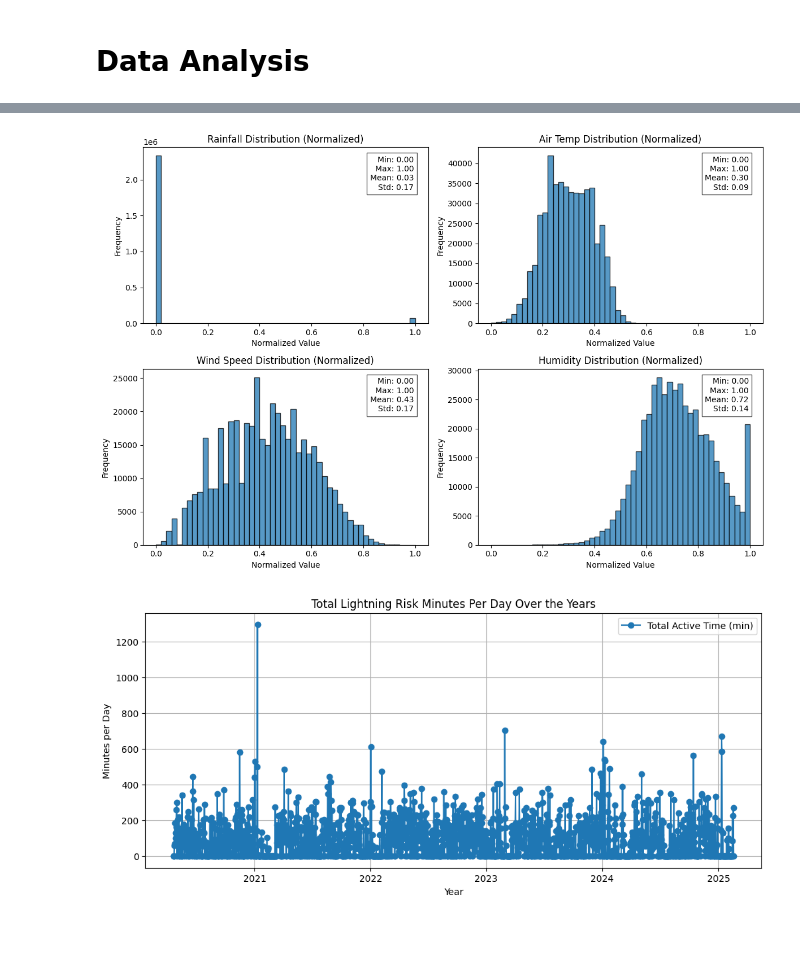
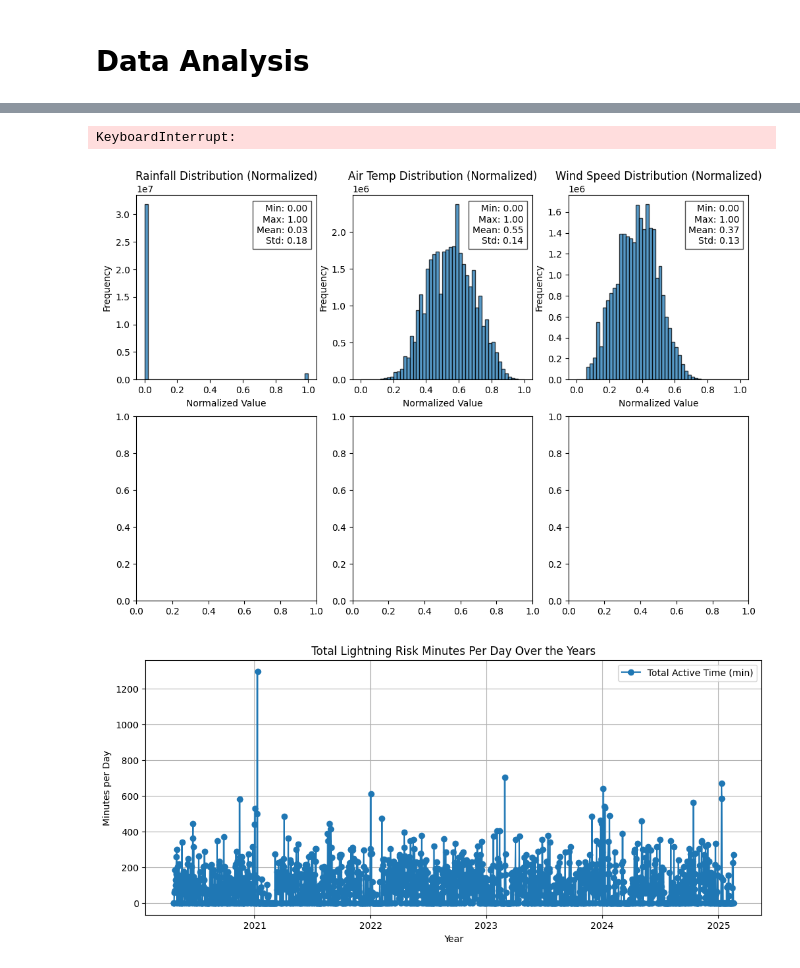
Before and after one commit to TomPiccio/Lightning_Risk_Prediction, a Jupyter notebook: notebooks/data_analysis_v2.ipynb, the cells around one changed output, grey strips where cells are left out. Saved outputs shown, nothing was run; the diff lists cells and outputs as text; code cells hidden in the pictures; blank space fills up the shorter version.

```diff
--- a/notebooks/data_analysis_v2.ipynb
+++ b/notebooks/data_analysis_v2.ipynb
@@ -8,26 +8,28 @@ import numpy as np
 from scipy.stats import boxcox
 from sklearn.preprocessing import MinMaxScaler, PowerTransformer
 import pytz
+# %%
+def compile_csvs(folder_path):
+    csv_files = [f for f in os.listdir(folder_path) if f.endswith('.csv')]
+    df = pd.concat([pd.read_csv(os.path.join(folder_path, f)) for f in csv_files], ignore_index=True)
+    return df
 # %%
 #Full Final CSV Files
-rainfall =pd.read_csv("../data/final_data/Rainfall.csv")
-air_temperature = pd.read_csv("../data/final_data/Air Temp.csv")
-wind_speed = pd.read_csv("../data/final_data/Wind Speed.csv")
-relative_humidity = pd.read_csv("../data/final_data/Humidity.csv")
-lightning_risk_16S = pd.read_csv("../data/final_data/Lightning Risk 16S.csv") # Output
-input_data_dfs = [rainfall, air_temperature, wind_speed, relative_humidity]
+rainfall = compile_csvs("../data/data_gov_sg/rainfall_data")
+air_temperature = compile_csvs("../data/data_gov_sg/air-temperature_data")
+wind_speed = compile_csvs("../data/data_gov_sg/wind-speed_data")
+relative_humidity = compile_csvs("../data/data_gov_sg/relative-humidity_data")
+wind_direction = compile_csvs("../data/data_gov_sg/wind-direction_data")
+lightning_risk_16S = pd.read_csv("../data/lightning_risk_data/lightning_risk_data_per_min_16S.csv") # Output
+input_data_dfs = [rainfall, air_temperature, wind_speed, relative_humidity, wind_speed]
 # %%
 station_ids=['S100', 'S104', 'S106', 'S107', 'S108', 'S109', 'S111', 'S115', 'S116', 'S117', 'S121', 'S24', 'S43', 'S44', 'S50', 'S60']
 # %%
 import matplotlib.pyplot as plt
 import pandas as pd
 
-# List of dataframes
-input_data_dfs = [rainfall, air_temperature, wind_speed, relative_humidity]
-df_names = ["Rainfall", "Air Temp", "Wind Speed", "Humidity"]
-
 # Create a 2x2 subplot layout
-fig, axes = plt.subplots(2, 2, figsize=(12, 8))
+fig, axes = plt.subplots(2, 3, figsize=(12, 8))
 axes = axes.flatten()  # Flatten for easy iteration
 
 for i, (df, name) in enumerate(zip(input_data_dfs, df_names)):
@@ -59,10 +104,7 @@ plt.show()
 # %%
-# List of dataframes
-input_data_dfs = [rainfall, air_temperature, wind_speed, relative_humidity]
-df_names = ["Rainfall", "Air Temp", "Wind Speed", "Humidity"]
 
 # Create a 2x2 subplot layout
-fig, axes = plt.subplots(2, 2, figsize=(12, 8))
+fig, axes = plt.subplots(2, 3, figsize=(12, 8))
 axes = axes.flatten()  # Flatten for easy iteration
 
 for i, (df, name) in enumerate(zip(input_data_dfs, df_names)):
@@ -71,37 +113,39 @@ for i, (df, name) in enumerate(zip(input_data_dfs, df_names)):
 
     # Convert to float
     df_values = df_values.astype(float)
+    x_reflected = max(df_values) + min(df_values) - df_values
 
     # Apply Box-Cox if all values are positive; otherwise, use Yeo-Johnson
     if (df_values > 0).all():
         df_values, _ = boxcox(df_values + 1)  # Box-Cox requires strictly positive values
     else:
         transformer = PowerTransformer(method="yeo-johnson")
         df_values = transformer.fit_transform(df_values.to_numpy().reshape(-1, 1)).flatten()
 
     # Normalize using Min-Max Scaling
     scaler = MinMaxScaler()
     df_values = scaler.fit_transform(df_values.reshape(-1, 1)).flatten()
 
     # Calculate statistics
     min_val, max_val, mean_val, std_val = df_values.min(), df_values.max(), df_values.mean(), df_values.std()
 
     # Plot histogram
     axes[i].hist(df_values, bins=50, alpha=0.75, edgecolor="black")
     axes[i].set_title(f"{name} Distribution (Normalized)")
     axes[i].set_xlabel("Normalized Value")
     axes[i].set_ylabel("Frequency")
 
     # Show stats in the plot
     stats_text = f"Min: {min_val:.2f}\nMax: {max_val:.2f}\nMean: {mean_val:.2f}\nStd: {std_val:.2f}"
     axes[i].text(0.95, 0.95, stats_text, transform=axes[i].transAxes,
                  fontsize=10, verticalalignment='top', horizontalalignment='right',
                  bbox=dict(facecolor='white', alpha=0.7, edgecolor='black'))
 
 plt.tight_layout()
 plt.show()
 # %% [output]
+KeyboardInterrupt:
-[figure, old version]
+[figure, new version]
 # %%
 import pandas as pd
 import matplotlib.pyplot as plt
```
Also changed, not shown: parts of 5 cells of this notebook, 6 other files.
